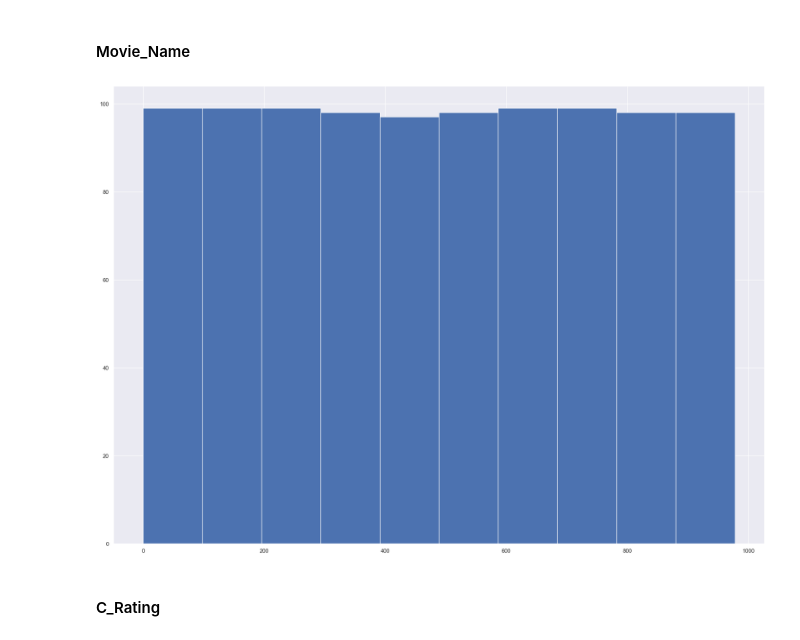
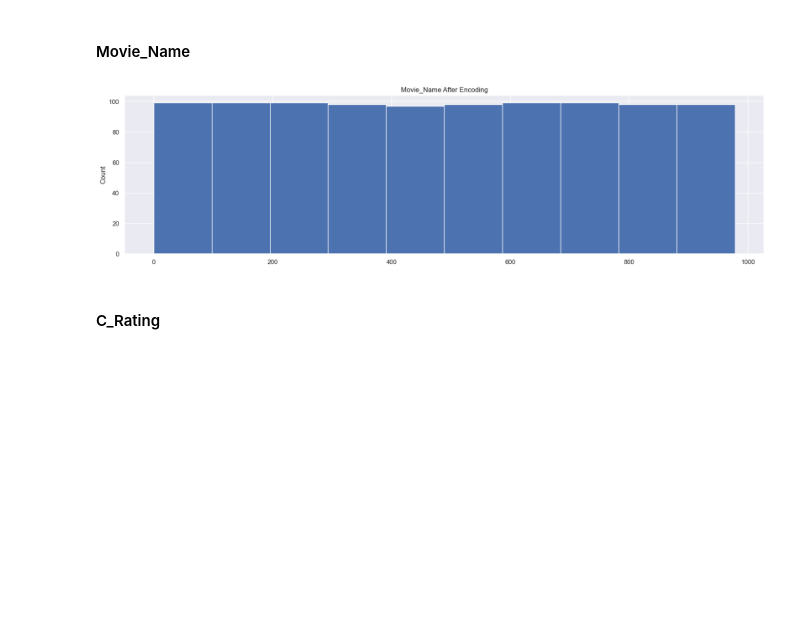
Before and after one commit to Skywoodthefifth/Web-Scraping, a Jupyter notebook: SmallDataModel.ipynb, the cells around one changed output. Drawn from its saved outputs; the diff is of its cells as text; code cells hidden in the pictures; blank space fills up the shorter version.

```diff
--- a/SmallDataModel.ipynb
+++ b/SmallDataModel.ipynb
@@ -23,7 +23,7 @@ from sklearn.model_selection import train_test_split
 # Loading the data
 df = pd.read_csv('clean data/Top 1000 IMDb movies.csv')
 
-sns.set(rc={'figure.figsize':(23.4,16.54)})
+sns.set(rc={'figure.figsize':(20,5)})
 # %%
 df.info()
 # %% [output]
@@ -177,8 +231,10 @@ le = preprocessing.LabelEncoder()
 df['Movie_Name'] = le.fit_transform(df['Movie_Name'])
 # %%
 plt.hist(df['Movie_Name'])
+plt.title('Movie_Name After Encoding')
+plt.ylabel('Count')
 plt.show()
 # %% [output]
-[figure, old version]
+[figure, new version]
 # %% [markdown]
 #### C_Rating
```
Also changed, not shown: parts of 65 cells of this notebook.
